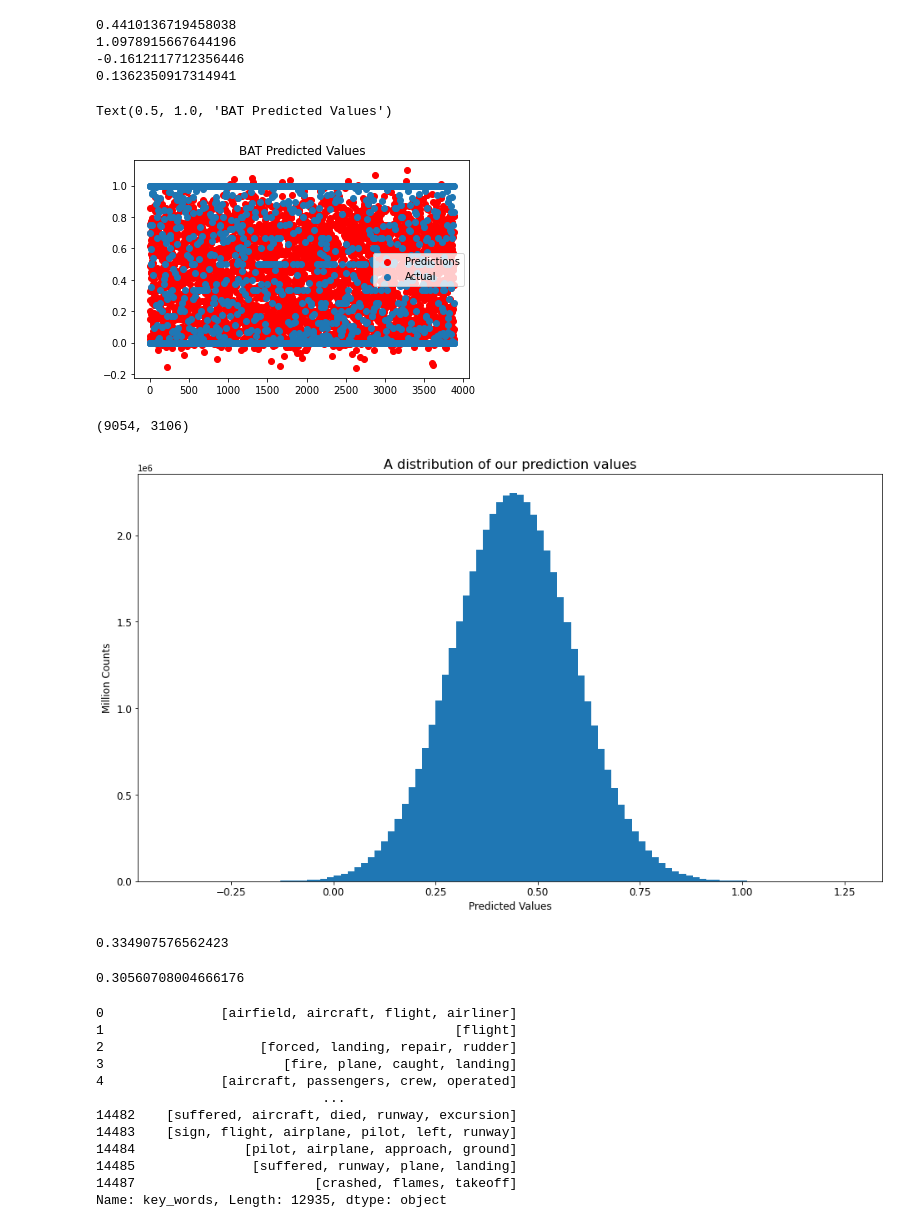
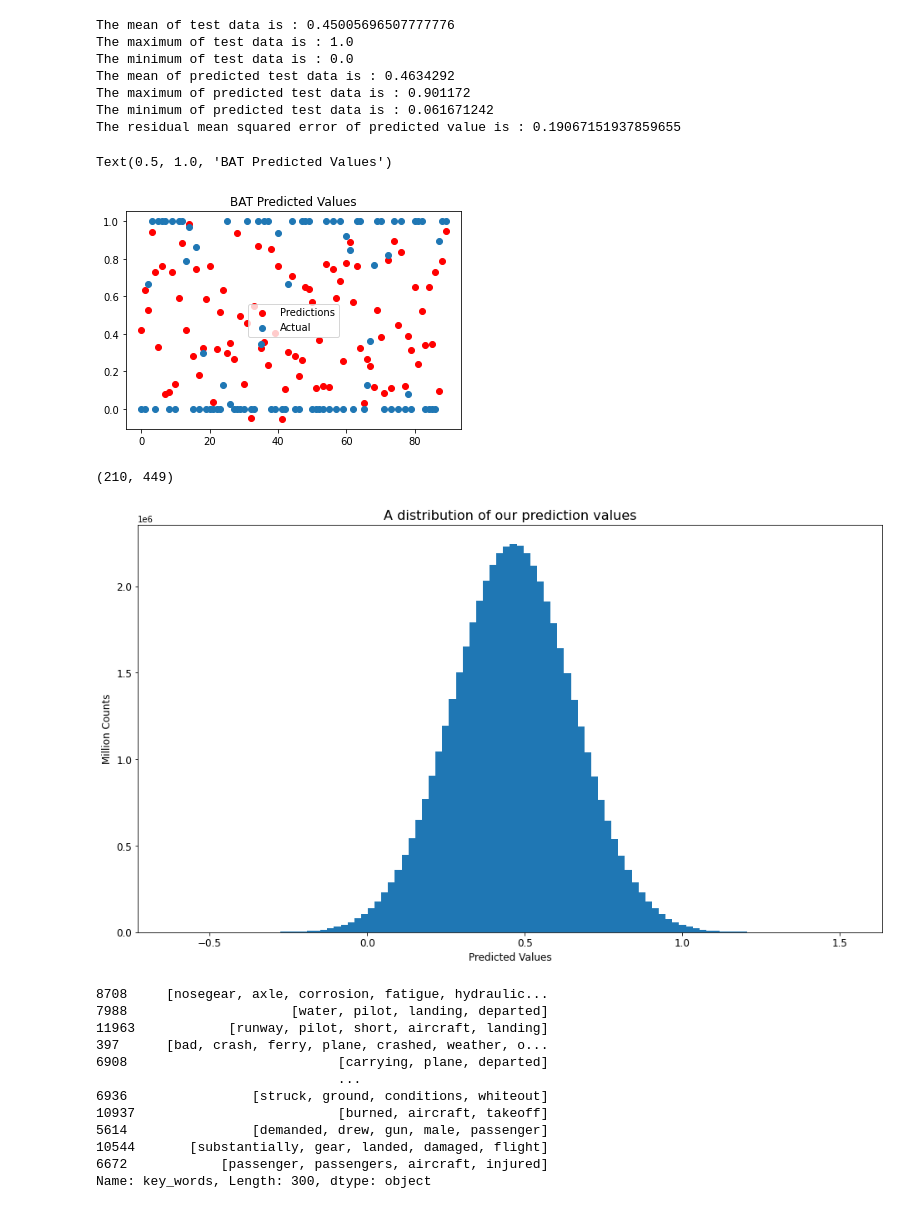
Before and after one commit to ptuuu/170finalproj, a Jupyter notebook: demo/ml.ipynb, the cells around one changed output. Cells and saved outputs as stored; diff of their text form; code cells hidden in the pictures.

```diff
--- a/demo/ml.ipynb
+++ b/demo/ml.ipynb
@@ -36,6 +34,7 @@ df = pd.read_csv('./raw_data/datawithcor.csv')
 # DROP NAN
 df = df[df.Fatality_Rate.notna()]
 df = df[df.Narrative.notna()]
+df = df.sample(n=300, frac=None, replace=False, weights=None, random_state=None, axis=None)
 # %%
 # KEYWORDS EXTRACTION
 df['key_words'] = df.Narrative.apply(lambda x: get_keywords(x))
@@ -123,0 +105,5 @@ XGBRegressor(base_score=0.5, booster='gbtree', colsample_bylevel=1,
+# %%
+import xgboost as xgb
+#We load our model from .dat file
+bat = pickle.load(open("pima.pickle.dat", "rb"))
+bat.fit(x_train,y_train)
@@ -140,52 +122,48 @@ plt.plot([i for i in range(len(y_test))],bat.predict(x_test)-y_test)
+# %%
+print("The mean of test data is : "+str(np.mean(y_test)))
+print("The maximum of test data is : "+str(np.max(y_test)))
+print("The minimum of test data is : "+str(np.min(y_test)))
+print("The mean of predicted test data is : "+str(np.mean(bat.predict(x_test))))
+print("The maximum of predicted test data is : "+str(np.max(bat.predict(x_test))))
+print("The minimum of predicted test data is : "+str(np.min(bat.predict(x_test))))
+print("The residual mean squared error of predicted value is : "+str(mean_squared_error(bat.predict(x_test),y_test)))
+# %% [output]
+The mean of test data is : 0.45005696507777776
+The maximum of test data is : 1.0
+The minimum of test data is : 0.0
+The mean of predicted test data is : 0.4634292
+The maximum of predicted test data is : 0.901172
+The minimum of predicted test data is : 0.061671242
+The residual mean squared error of predicted value is : 0.19067151937859655
 # %%
-print(np.mean(gbm.predict(x_test)))
-print(np.max(gbm.predict(x_test)))
-print(np.min(gbm.predict(x_test)))
-print(mean_squared_error(gbm.predict(x_test),y_test))
 plt.scatter([i for i in range(len(y_test))],gbm.predict(x_test),color = 'red',label = 'Predictions')
 plt.scatter([i for i in range(len(y_test))],y_test,label = 'Actual')
 plt.legend()
 plt.title('BAT Predicted Values')
 # %% [output]
-0.4410136719458038
-1.0978915667644196
--0.1612117712356446
-0.1362350917314941
+Text(0.5, 1.0, 'BAT Predicted Values')
-Text(0.5, 1.0, 'BAT Predicted Values')
-[figure, old version]
+[figure, new version]
 # %%
 x_train.shape
 # %% [output]
-(9054, 3106)
+(210, 449)
 # %%
 def demo1():
-    mu ,sigma = 0.44, 0.147
+    mu ,sigma = np.mean(bat.predict(x_test)), mean_squared_error(bat.predict(x_test),y_test)
     sampleNo = 50000000
     np.random.seed(0)
     s = np.random.normal(mu, sigma, sampleNo)
     plt.figure(figsize = (16,9))
     plt.hist(s, bins=100)
     plt.title("A distribution of our prediction values",fontsize = 16)
     plt.xlabel('Predicted Values',fontsize = 12)
     plt.ylabel('Million Counts',fontsize =12)
     plt.xticks(fontsize = 12)
     plt.yticks(fontsize = 12)
     plt.savefig('Demo.jpg')
 demo1()
 # %% [output]
-[figure, old version]
+[figure, new version]
-# %%
-y_predict = bat.predict(x_test)
-mae_test=np.sum(np.absolute(y_predict-y_test))/len(y_test)
-print(mae_test)
-# %% [output]
-0.334907576562423
-# %%
-y_predict = gbm.predict(x_test)
-mae_test=np.sum(np.absolute(y_predict-y_test))/len(y_test)
-print(mae_test)
-# %% [output]
-0.30560708004666176
 # %%
 from collections import defaultdict
 k = defaultdict(int)
@@ -194,17 +172,17 @@ for i in df['key_words']:
         k[c]+=1
 df['key_words']
 # %% [output]
-0               [airfield, aircraft, flight, airliner]
-1                                             [flight]
-2                    [forced, landing, repair, rudder]
-3                       [fire, plane, caught, landing]
-4               [aircraft, passengers, crew, operated]
-                             ...
-14482    [suffered, aircraft, died, runway, excursion]
-14483    [sign, flight, airplane, pilot, left, runway]
-14484              [pilot, airplane, approach, ground]
-14485               [suffered, runway, plane, landing]
-14487                       [crashed, flames, takeoff]
-Name: key_words, Length: 12935, dtype: object
+8708     [nosegear, axle, corrosion, fatigue, hydraulic...
+7988                     [water, pilot, landing, departed]
+11963            [runway, pilot, short, aircraft, landing]
+397      [bad, crash, ferry, plane, crashed, weather, o...
+6908                           [carrying, plane, departed]
+                               ...
+6936                [struck, ground, conditions, whiteout]
+10937                          [burned, aircraft, takeoff]
+5614                [demanded, drew, gun, male, passenger]
+10544       [substantially, gear, landed, damaged, flight]
+6672            [passenger, passengers, aircraft, injured]
+Name: key_words, Length: 300, dtype: object
 # %%
 import operator
```
Also changed, not shown: parts of 24 cells of this notebook, 7 other files.
